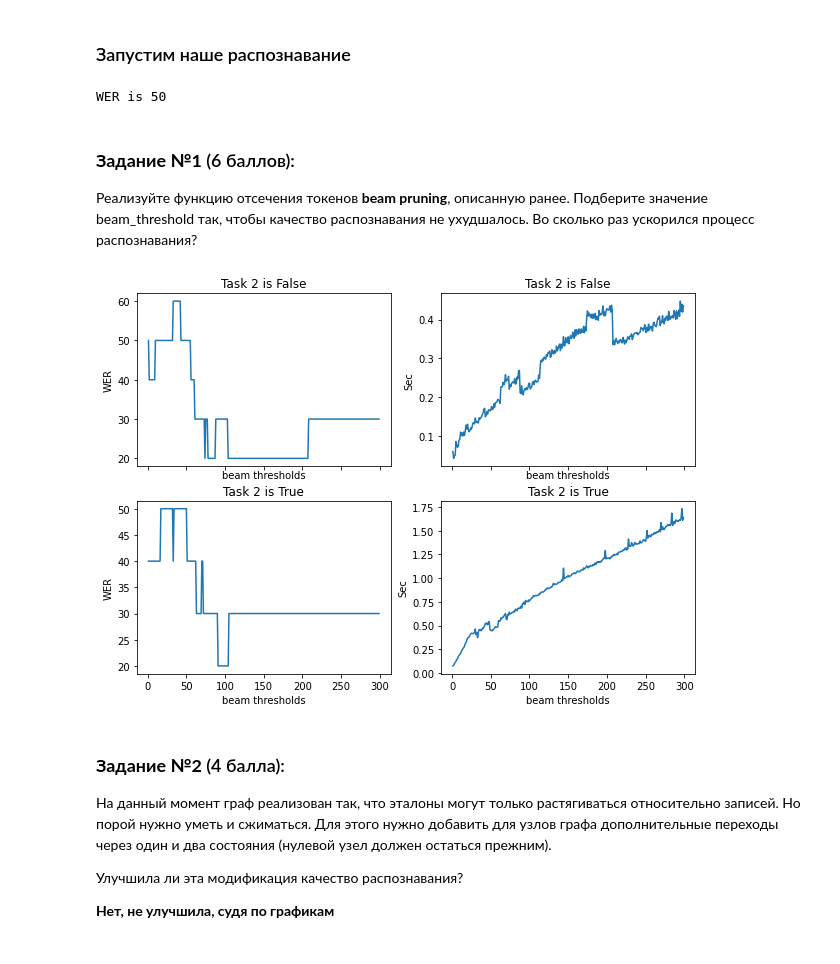
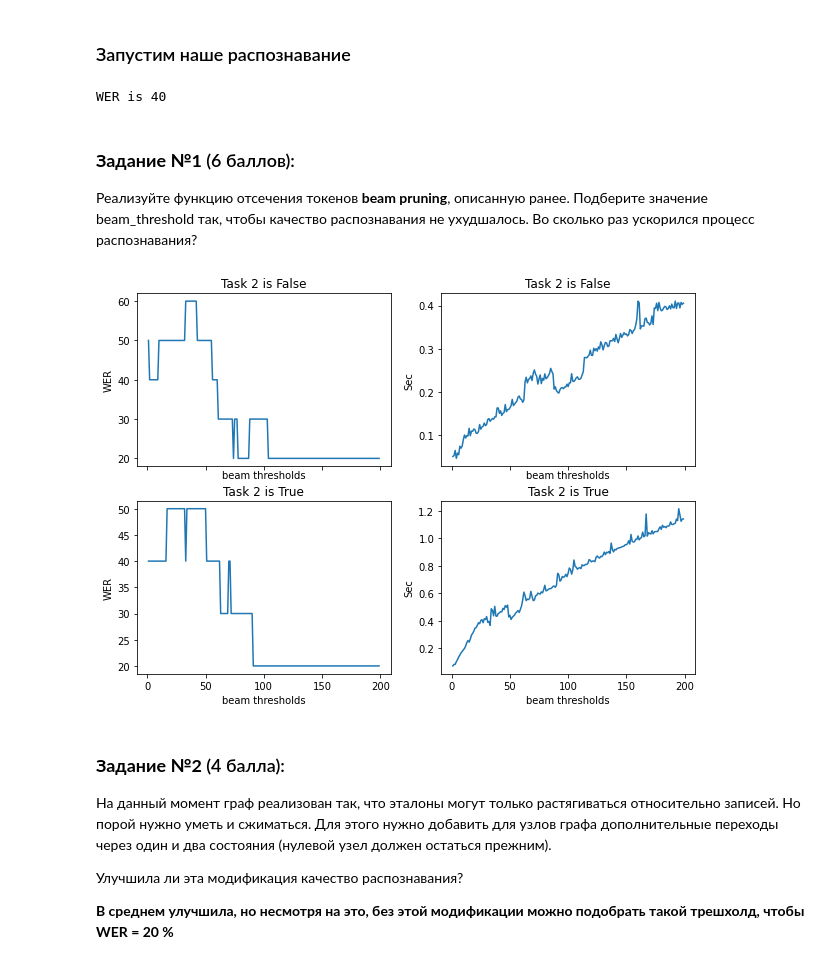
Before and after one commit to Ilyabasharov/made_mail.ru, a Jupyter notebook: 2_term/made_2021_speech_recognition/homeworks/4/DTW_and_TPA.ipynb, the cells around one changed output. Saved outputs shown, nothing was run; the diff lists cells and outputs as text; code cells hidden in the pictures.

```diff
--- a/2_term/made_2021_speech_recognition/homeworks/4/DTW_and_TPA.ipynb
+++ b/2_term/made_2021_speech_recognition/homeworks/4/DTW_and_TPA.ipynb
@@ -146,8 +153,10 @@ def load_graph(etalons_dict, task2=True):
     start_state = State(None, 0)
     graph = [start_state, ]
     state_index = 1
+    brunch_index = 1
     for word in etalons_dict:
         previous_state = start_state
+        brunch_index = 1
         for feats_frame in etalons_dict[word]:
             state = State(feats_frame, state_index)
             state.current_word = word           # слово эталона теперь будет храниться в каждом узле
@@ -160,13 +169,15 @@ def load_graph(etalons_dict, task2=True):
             #-----------------------------------------------------------------------
             graph.append(state)
             state_index += 1
+            brunch_index += 1
 
             if task2:
-              if state_index > 3:
-                  graph[state_index - 4].next_states.append(graph[state_index - 1])
-                  graph[state_index - 4].next_states.append(graph[state_index - 2])
+                if brunch_index > 4:
+                    graph[state_index - 4].next_states.append(graph[state_index - 2])
+                    graph[state_index - 4].next_states.append(graph[state_index - 1])
 
         if state:
+            graph[state_index - 3].next_states.append(state)
             state.word = word
             state.is_final = True
     return graph
@@ -202,7 +213,7 @@ records_dir = "data/yes_no/records"
 etalons_data_dict = load_data_dict(etalons_dir)
 records_data_dict = load_data_dict(records_dir)
 # %%
-graph = load_graph(etalons_data_dict, task2=False)
+graph = load_graph(etalons_data_dict, task2=True)
 print_graph(graph)
 # %% [output]
 *** See exp/graph.txt ***
@@ -342,33 +353,33 @@ wer, total_time = run_recognizer(records_data_dict, graph, beam_threshold=10)
 # %%
 print('WER is %d' % wer)
 # %% [output]
-WER is 50
+WER is 40
 # %% [markdown]
 ### <b>Задание №1</b>  (6 баллов):
 Реализуйте функцию отсечения токенов <b>beam pruning</b>, описанную ранее. Подберите значение beam_threshold так, чтобы качество распознавания не ухудшалось. Во сколько раз ускорился процесс распознавания?
 # %%
 fig, axes2d = plt.subplots(2, 2, figsize=(10, 7), sharex=True)
-thresholds = list(range(1, 300))
+thresholds = list(range(1, 200))
 wers, compution_time = [[], []], [[], []]
 
 for i, task in enumerate((False, True)):
     graph = load_graph(etalons_data_dict, task2=task)
     for threshold in tqdm(thresholds):
         wer, total_time = run_recognizer(records_data_dict, graph, beam_threshold=threshold)
         wers[i].append(wer)
         compution_time[i].append(total_time)
 
     for j, (name, data) in enumerate(zip(('WER', 'Sec'), (wers[i], compution_time[i]))):
         axes2d[i][j].set_title('Task 2 is %s' % task)
         axes2d[i][j].plot(thresholds, data, label = name)
         axes2d[i][j].set_xlabel('beam thresholds')
         axes2d[i][j].set_ylabel(name)
 # %% [output]
-[figure, old version]
+[figure, new version]
 # %% [markdown]
 ### <b>Задание №2</b> (4 балла):
 На данный момент граф реализован так, что эталоны могут только растягиваться относительно записей. Но порой нужно уметь и сжиматься. Для этого нужно добавить для узлов графа дополнительные переходы через один и два состояния (нулевой узел должен остаться прежним).
 
 Улучшила ли эта модификация качество распознавания?
 
-**Нет, не улучшила, судя по графикам**
+**В среднем улучшила, но несмотря на это, без этой модификации можно подобрать такой трешхолд, чтобы WER = 20 %**
```
Also changed, not shown: parts of 3 cells of this notebook.
